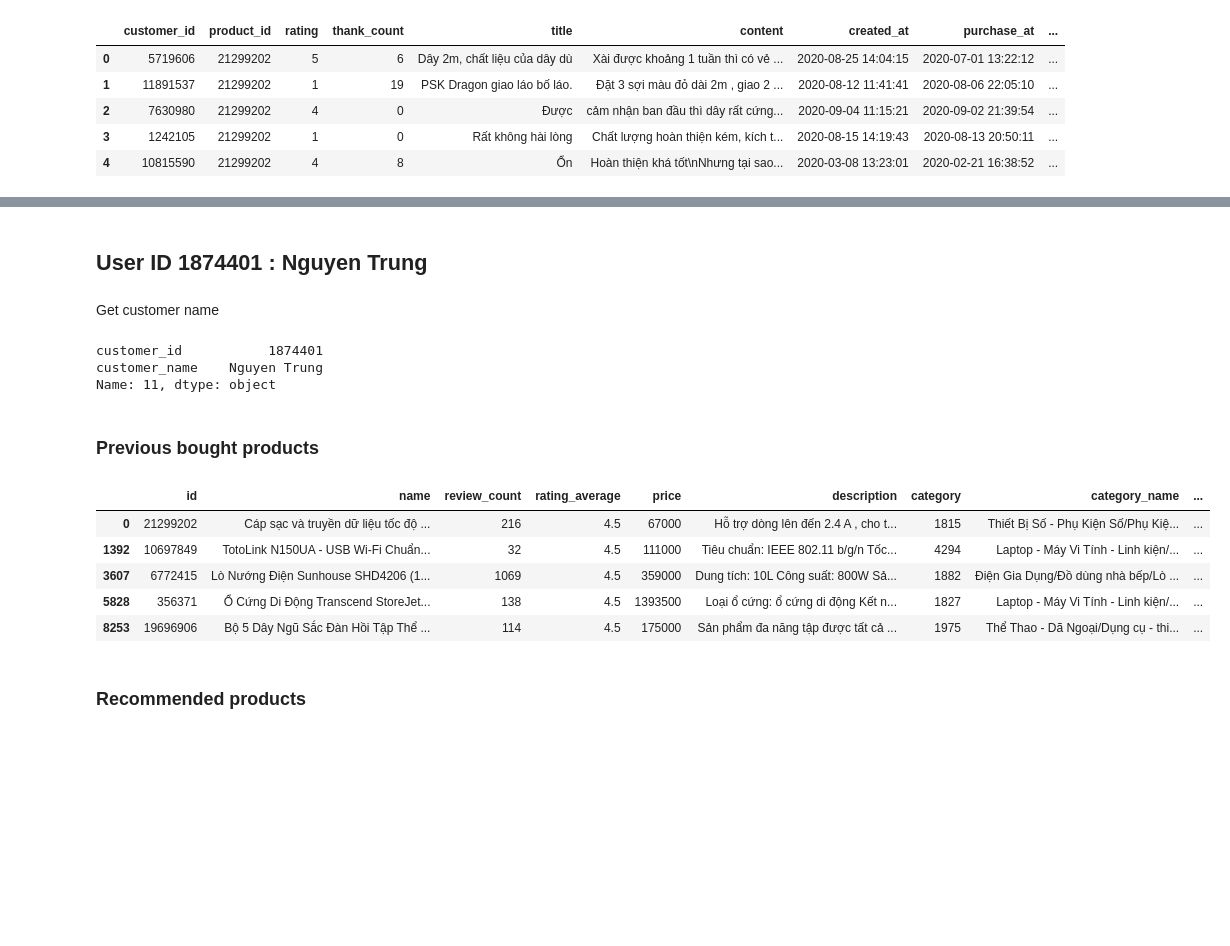
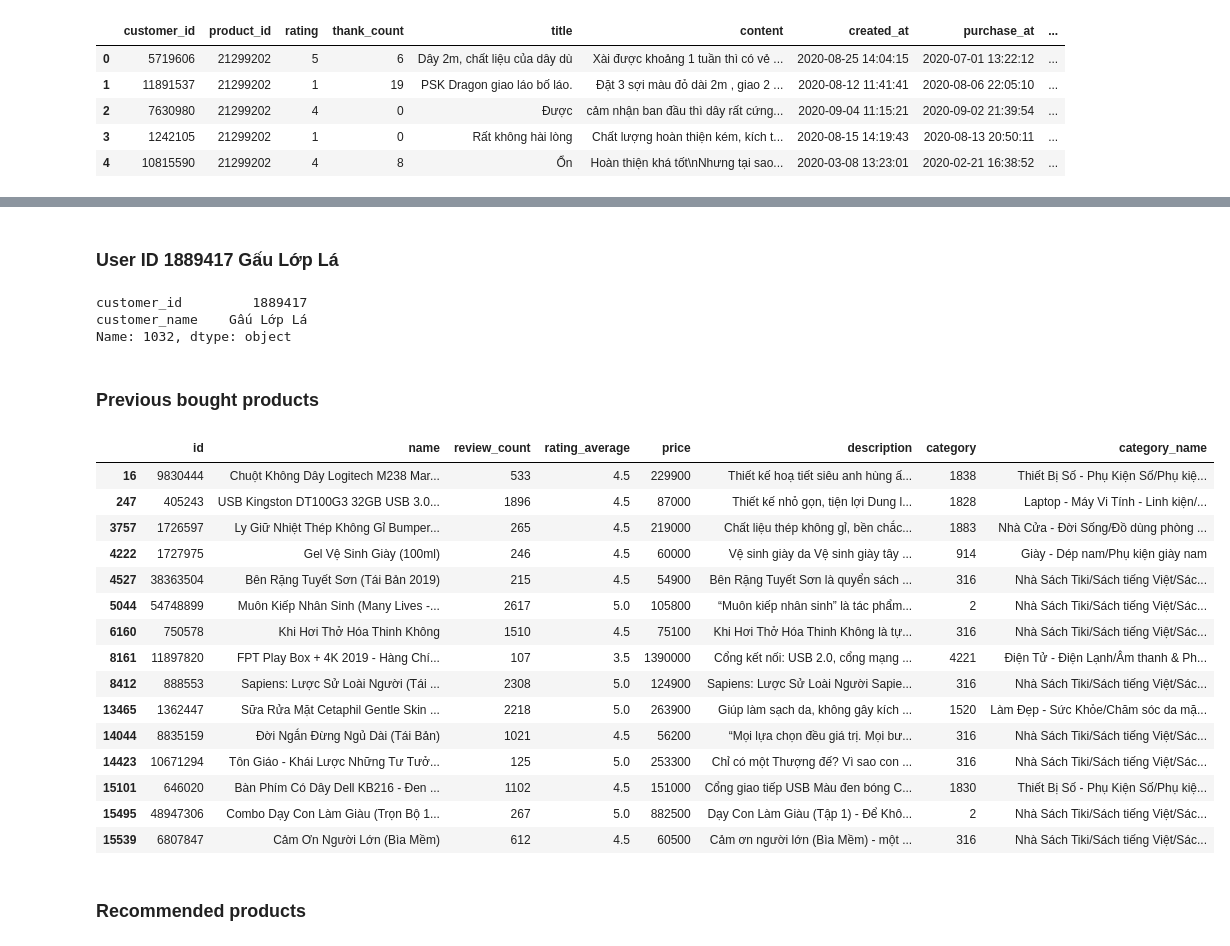
Before and after one commit to ktgiahieu/Tiki-Recommender-System, a Jupyter notebook: TikiRecommender.ipynb, the cells around one changed output, grey strips where cells are left out. Saved outputs shown, nothing was run; the diff lists cells and outputs as text; code cells hidden in the pictures; blank space fills up the shorter version.

```diff
--- a/TikiRecommender.ipynb
+++ b/TikiRecommender.ipynb
@@ -241,25 +227,33 @@ def collaborative_recommender(customer_id):
 # %% [markdown]
-## User ID 1874401 : Nguyen Trung
+### User ID 1889417 Gấu Lớp Lá
 # %%
-customer_id = 1874401
+customer_id = 1889417
-# %% [markdown]
-Get customer name
 # %%
 orig_ratings[orig_ratings['customer_id']==customer_id].iloc[0,[0,8]]
 # %% [output]
-customer_id           1874401
-customer_name    Nguyen Trung
-Name: 11, dtype: object
+customer_id         1889417
+customer_name    Gấu Lớp Lá
+Name: 1032, dtype: object
 # %% [markdown]
 ### Previous bought products
 # %%
-product_df[product_df['id'].isin(orig_ratings[orig_ratings['customer_id'] == customer_id]['product_id'])].head()
+product_df[product_df['id'].isin(orig_ratings[orig_ratings['customer_id'] == customer_id]['product_id'])]
 # %% [output]
-|  | id | name | review_count | rating_average | price | description | category | category_name | ... |
-| 0 | 21299202 | Cáp sạc và truyền dữ liệu tốc độ ... | 216 | 4.5 | 67000 | Hỗ trợ dòng lên đến 2.4 A , cho t... | 1815 | Thiết Bị Số - Phụ Kiện Số/Phụ Kiệ... | ... |
-| 1392 | 10697849 | TotoLink N150UA - USB Wi-Fi Chuẩn... | 32 | 4.5 | 111000 | Tiêu chuẩn: IEEE 802.11 b/g/n Tốc... | 4294 | Laptop - Máy Vi Tính - Linh kiện/... | ... |
-| 3607 | 6772415 | Lò Nướng Điện Sunhouse SHD4206 (1... | 1069 | 4.5 | 359000 | Dung tích: 10L Công suất: 800W Sả... | 1882 | Điện Gia Dụng/Đồ dùng nhà bếp/Lò ... | ... |
-| 5828 | 356371 | Ổ Cứng Di Động Transcend StoreJet... | 138 | 4.5 | 1393500 | Loại ổ cứng: ổ cứng di động Kết n... | 1827 | Laptop - Máy Vi Tính - Linh kiện/... | ... |
-| 8253 | 19696906 | Bộ 5 Dây Ngũ Sắc Đàn Hồi Tập Thể ... | 114 | 4.5 | 175000 | Sản phẩm đa năng tập được tất cả ... | 1975 | Thể Thao - Dã Ngoại/Dụng cụ - thi... | ... |
+|  | id | name | review_count | rating_average | price | description | category | category_name |
+| 16 | 9830444 | Chuột Không Dây Logitech M238 Mar... | 533 | 4.5 | 229900 | Thiết kế hoạ tiết siêu anh hùng ấ... | 1838 | Thiết Bị Số - Phụ Kiện Số/Phụ kiệ... |
+| 247 | 405243 | USB Kingston DT100G3 32GB USB 3.0... | 1896 | 4.5 | 87000 | Thiết kế nhỏ gọn, tiện lợi Dung l... | 1828 | Laptop - Máy Vi Tính - Linh kiện/... |
+| 3757 | 1726597 | Ly Giữ Nhiệt Thép Không Gỉ Bumper... | 265 | 4.5 | 219000 | Chất liệu thép không gỉ, bền chắc... | 1883 | Nhà Cửa - Đời Sống/Đồ dùng phòng ... |
+| 4222 | 1727975 | Gel Vệ Sinh Giày (100ml) | 246 | 4.5 | 60000 | Vệ sinh giày da Vệ sinh giày tây ... | 914 | Giày - Dép nam/Phụ kiện giày nam |
+| 4527 | 38363504 | Bên Rặng Tuyết Sơn (Tái Bản 2019) | 215 | 4.5 | 54900 | Bên Rặng Tuyết Sơn là quyển sách ... | 316 | Nhà Sách Tiki/Sách tiếng Việt/Sác... |
+| 5044 | 54748899 | Muôn Kiếp Nhân Sinh (Many Lives -... | 2617 | 5.0 | 105800 | “Muôn kiếp nhân sinh” là tác phẩm... | 2 | Nhà Sách Tiki/Sách tiếng Việt/Sác... |
+| 6160 | 750578 | Khi Hơi Thở Hóa Thinh Không | 1510 | 4.5 | 75100 | Khi Hơi Thở Hóa Thinh Không là tự... | 316 | Nhà Sách Tiki/Sách tiếng Việt/Sác... |
+| 8161 | 11897820 | FPT Play Box + 4K 2019 - Hàng Chí... | 107 | 3.5 | 1390000 | Cổng kết nối: USB 2.0, cổng mạng ... | 4221 | Điện Tử - Điện Lạnh/Âm thanh & Ph... |
+| 8412 | 888553 | Sapiens: Lược Sử Loài Người (Tái ... | 2308 | 5.0 | 124900 | Sapiens: Lược Sử Loài Người Sapie... | 316 | Nhà Sách Tiki/Sách tiếng Việt/Sác... |
+| 13465 | 1362447 | Sữa Rửa Mặt Cetaphil Gentle Skin ... | 2218 | 5.0 | 263900 | Giúp làm sạch da, không gây kích ... | 1520 | Làm Đẹp - Sức Khỏe/Chăm sóc da mặ... |
+| 14044 | 8835159 | Đời Ngắn Đừng Ngủ Dài (Tái Bản) | 1021 | 4.5 | 56200 | “Mọi lựa chọn đều giá trị. Mọi bư... | 316 | Nhà Sách Tiki/Sách tiếng Việt/Sác... |
+| 14423 | 10671294 | Tôn Giáo - Khái Lược Những Tư Tưở... | 125 | 5.0 | 253300 | Chỉ có một Thượng đế? Vì sao con ... | 316 | Nhà Sách Tiki/Sách tiếng Việt/Sác... |
+| 15101 | 646020 | Bàn Phím Có Dây Dell KB216 - Đen ... | 1102 | 4.5 | 151000 | Cổng giao tiếp USB Màu đen bóng C... | 1830 | Thiết Bị Số - Phụ Kiện Số/Phụ kiệ... |
+| 15495 | 48947306 | Combo Dạy Con Làm Giàu (Trọn Bộ 1... | 267 | 5.0 | 882500 | Dạy Con Làm Giàu (Tập 1) - Để Khô... | 2 | Nhà Sách Tiki/Sách tiếng Việt/Sác... |
+| 15539 | 6807847 | Cảm Ơn Người Lớn (Bìa Mềm) | 612 | 4.5 | 60500 | Cảm ơn người lớn (Bìa Mềm) - một ... | 316 | Nhà Sách Tiki/Sách tiếng Việt/Sác... |
 # %% [markdown]
 ### Recommended products
```
Also changed, not shown: parts of 25 cells of this notebook.
